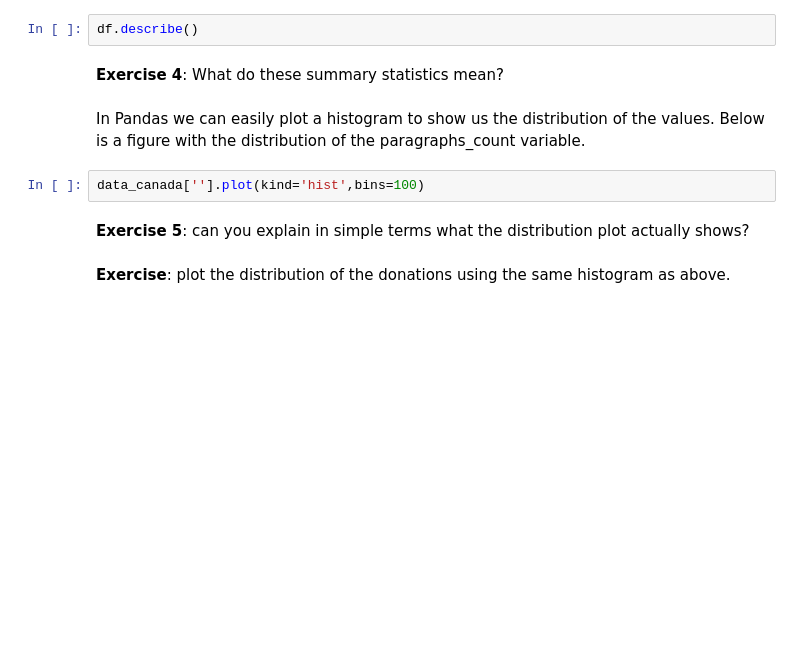
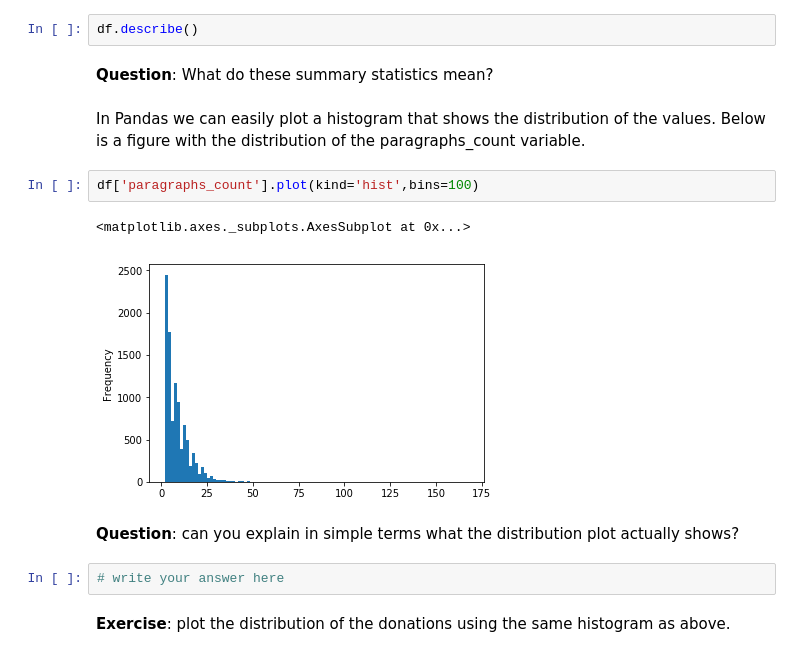
Before and after one commit to kasparvonbeelen/Python-Slow-Learning, a Jupyter notebook: DHW-Slow-Learning/Slow_Learning_lecture_3.ipynb, the cells around one changed output. Cells and saved outputs as stored; diff of their text form; blank space fills up the shorter version.

```diff
--- a/DHW-Slow-Learning/Slow_Learning_lecture_3.ipynb
+++ b/DHW-Slow-Learning/Slow_Learning_lecture_3.ipynb
@@ -156,13 +224,18 @@ Now applied to parliamentary data.
 # %%
 df.describe()
 # %% [markdown]
-**Exercise 4**: What do these summary statistics mean?
+**Question**: What do these summary statistics mean?
 # %% [markdown]
-In Pandas we can easily plot a histogram to show us the distribution of the values. Below is a figure with the distribution of the paragraphs_count variable.
+In Pandas we can easily plot a histogram that shows the distribution of the values. Below is a figure with the distribution of the paragraphs_count variable.
 # %%
-data_canada[''].plot(kind='hist',bins=100)
+df['paragraphs_count'].plot(kind='hist',bins=100)
+# %% [output]
+<matplotlib.axes._subplots.AxesSubplot at 0x...>
+[figure, added]
 # %% [markdown]
-**Exercise 5**: can you explain in simple terms what the distribution plot actually shows?
+**Question**: can you explain in simple terms what the distribution plot actually shows?
+# %%
+# write your answer here
 # %% [markdown]
 **Exercise**: plot the distribution of the donations using the same histogram as above.
 # %%
```
Also changed, not shown: parts of 138 cells of this notebook.
